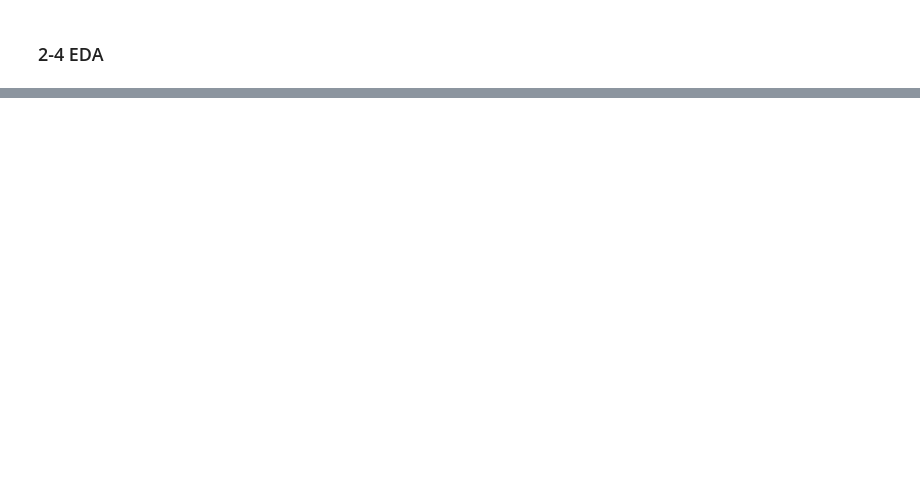
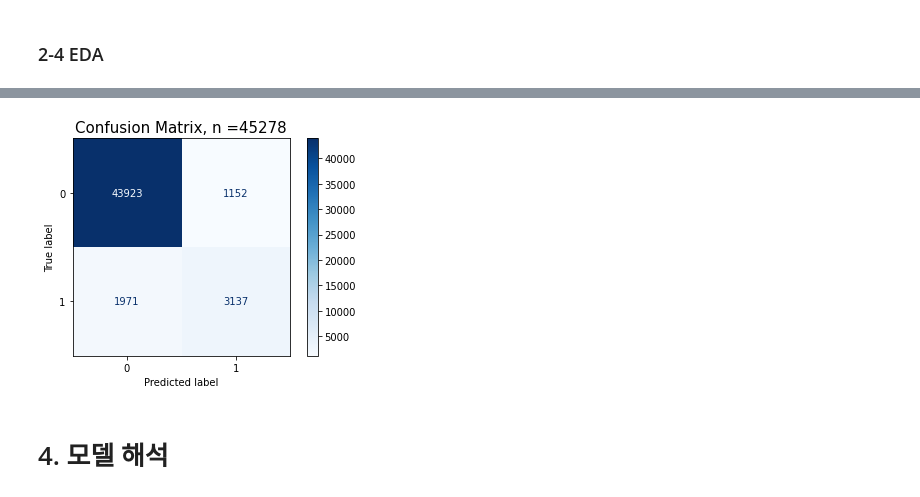
Before and after one commit to woorim99/AIB_12th_project, a Jupyter notebook: Section 2/Section2_AI_12_이우림.ipynb, the cells around one changed output, grey strips where cells are left out. Drawn from its saved outputs; the diff is of its cells as text; code cells hidden in the pictures; blank space fills up the shorter version.

```diff
--- a/Section 2/Section2_AI_12_이우림.ipynb
+++ b/Section 2/Section2_AI_12_이우림.ipynb
@@ -232,0 +339,9 @@ print(X_val.shape, y_val.shape)
+# %%
+fig, ax = plt.subplots()
+pcm = plot_confusion_matrix(pipe_rf, X_test, y_test, cmap = plt.cm.Blues, ax=ax)
+plt.title(f'Confusion Matrix, n ={len(y_val)}', fontsize = 15)
+plt.show()
+# %% [output]
+[figure, added]
+# %% [markdown]
+# 4. 모델 해석
```
Also changed, not shown: parts of 24 cells of this notebook.
